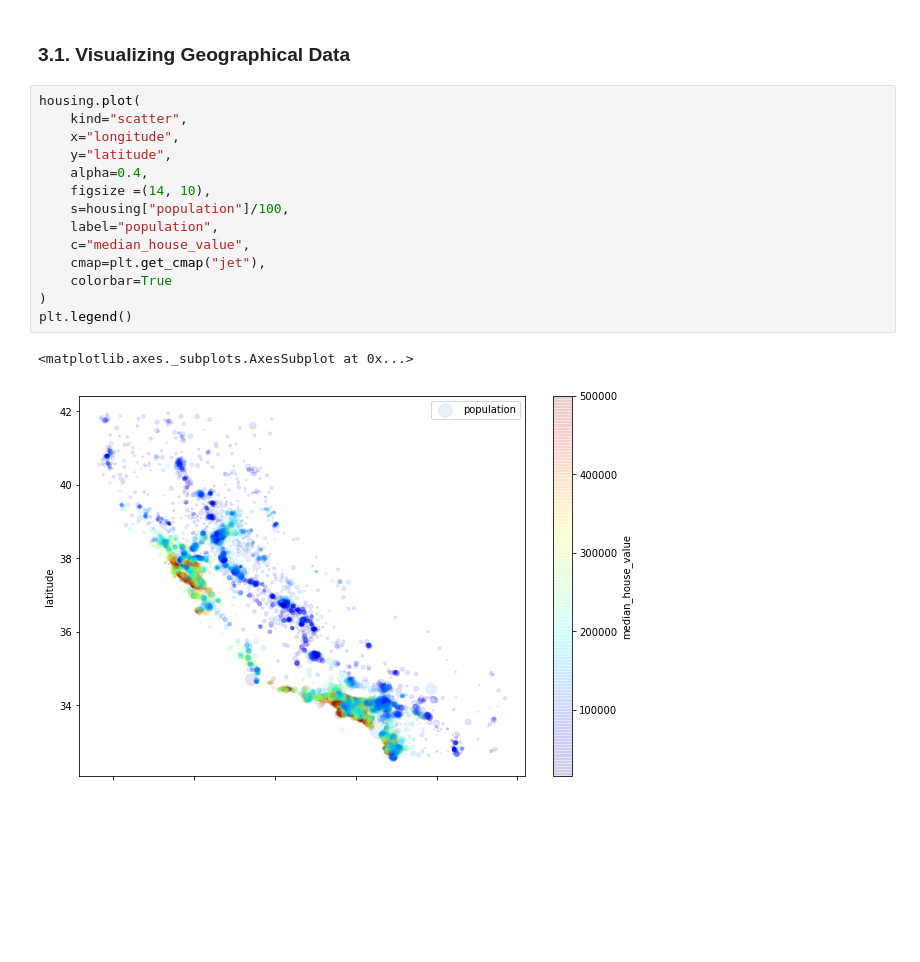
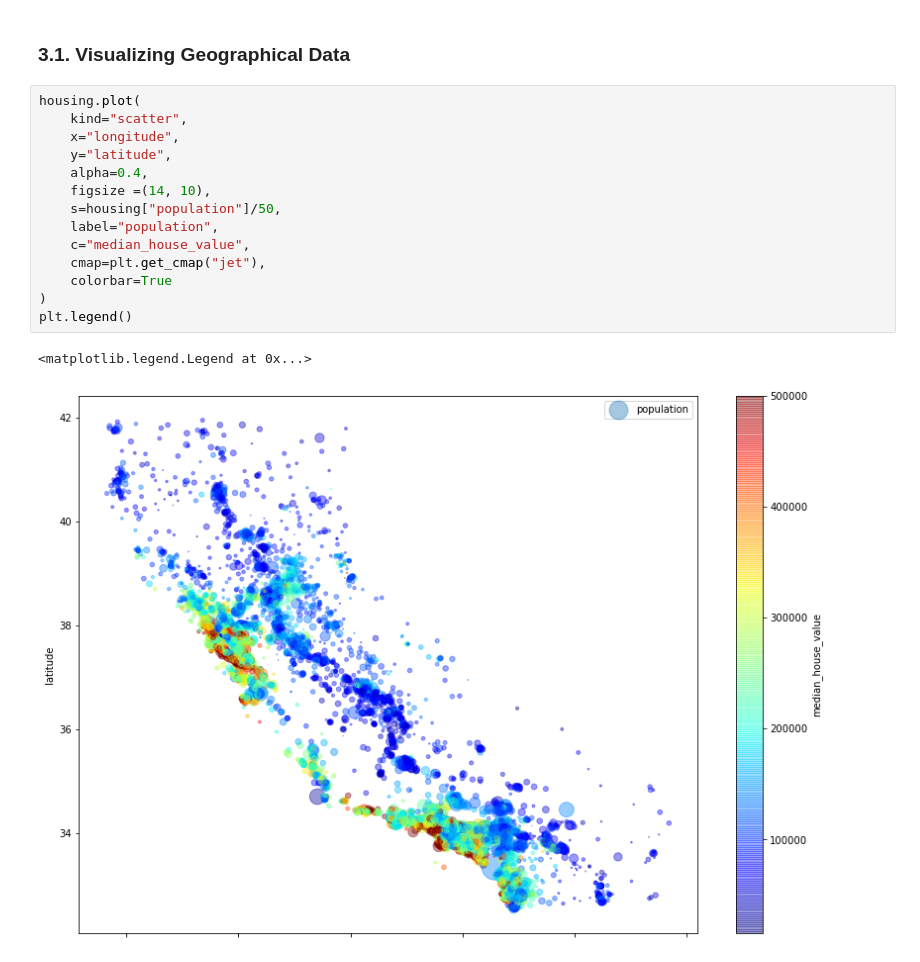
Before and after one commit to SkalskiP/ILearnMachineLearning.py, a Jupyter notebook: 0_Quiet_projects/California_Housing_Prices.ipynb, the cells around one changed output. Saved outputs shown, nothing was run; the diff lists cells and outputs as text; blank space fills up the shorter version.

Commit message:
visualizing geographical data x2

```diff
--- a/0_Quiet_projects/California_Housing_Prices.ipynb
+++ b/0_Quiet_projects/California_Housing_Prices.ipynb
@@ -189,17 +189,17 @@ housing = strat_train_set.copy()
 # %%
 housing.plot(
     kind="scatter",
     x="longitude",
     y="latitude",
     alpha=0.4,
     figsize =(14, 10),
-    s=housing["population"]/100,
+    s=housing["population"]/50,
     label="population",
     c="median_house_value",
     cmap=plt.get_cmap("jet"),
     colorbar=True
 )
 plt.legend()
 # %% [output]
-<matplotlib.axes._subplots.AxesSubplot at 0x...>
+<matplotlib.legend.Legend at 0x...>
-[figure, old version]
+[figure, new version]
```
